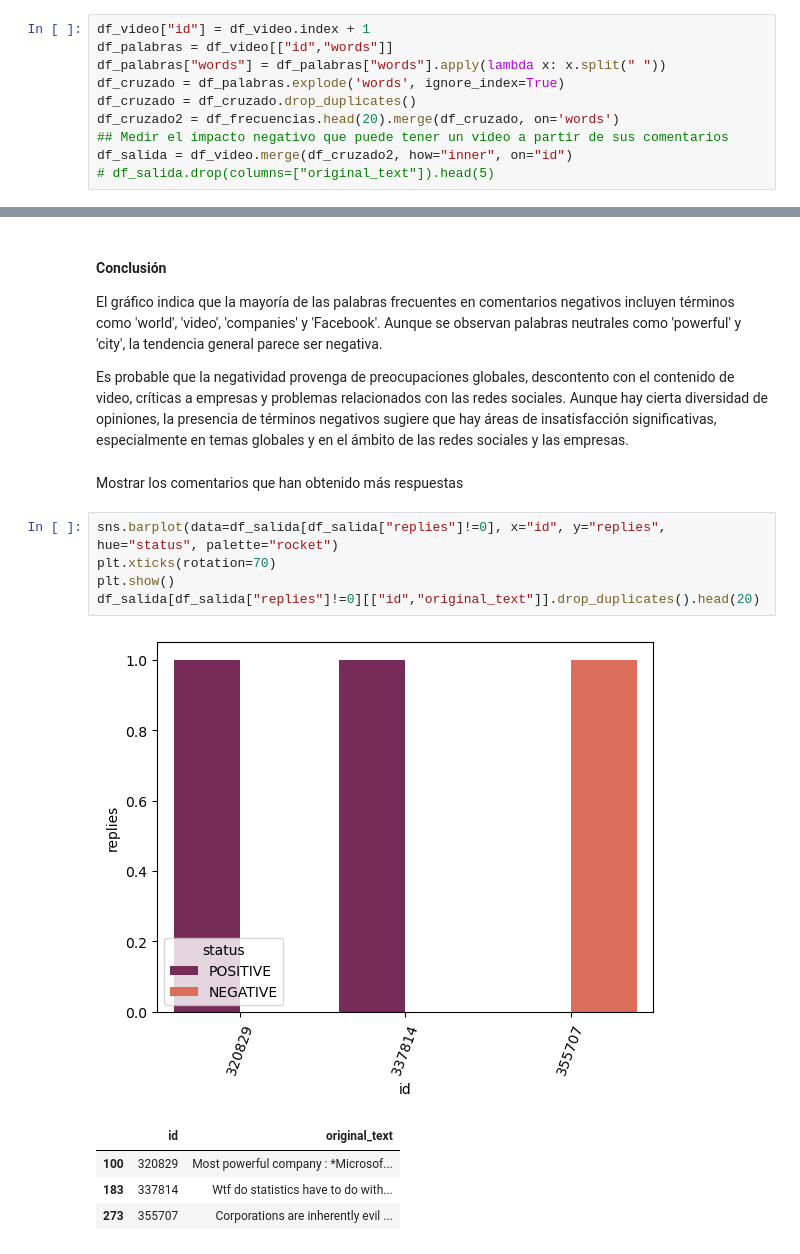
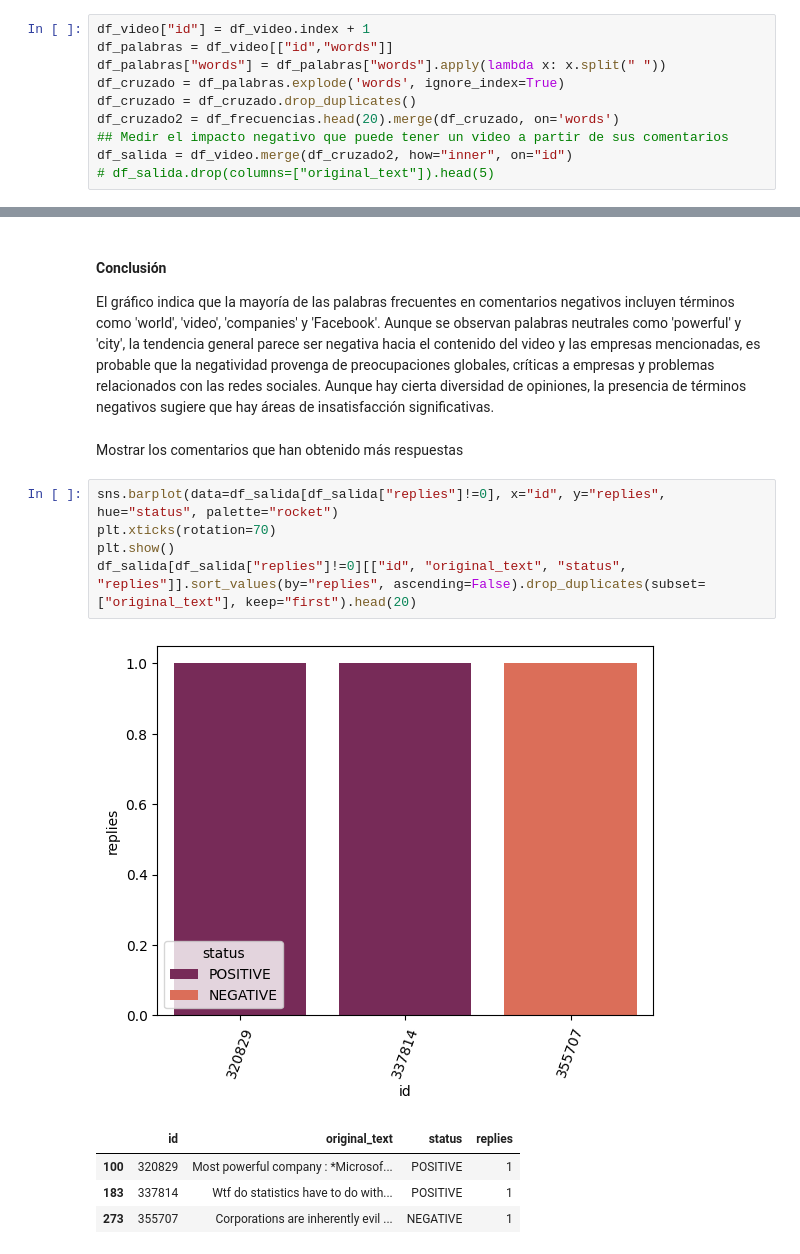
Before and after one commit to Elina-Filatova/youtube_comments_analysis, a Jupyter notebook: Trabajo Elina Nicolas-final.ipynb, the cells around one changed output, grey strips where cells are left out. Saved outputs shown, nothing was run; the diff lists cells and outputs as text.

```diff
--- a/Trabajo Elina Nicolas-final.ipynb
+++ b/Trabajo Elina Nicolas-final.ipynb
@@ -641,20 +639,18 @@ plt.show()
 # %% [markdown]
 #### Conclusión
-El gráfico indica que la mayoría de las palabras frecuentes en comentarios negativos incluyen términos como 'world', 'video', 'companies' y 'Facebook'. Aunque se observan palabras neutrales como 'powerful' y 'city', la tendencia general parece ser negativa.
-
-Es probable que la negatividad provenga de preocupaciones globales, descontento con el contenido de video, críticas a empresas y problemas relacionados con las redes sociales. Aunque hay cierta diversidad de opiniones, la presencia de términos negativos sugiere que hay áreas de insatisfacción significativas, especialmente en temas globales y en el ámbito de las redes sociales y las empresas.
+El gráfico indica que la mayoría de las palabras frecuentes en comentarios negativos incluyen términos como 'world', 'video', 'companies' y 'Facebook'. Aunque se observan palabras neutrales como 'powerful' y 'city', la tendencia general parece ser negativa hacia el contenido del video y las empresas mencionadas, es probable que la negatividad provenga de preocupaciones globales, críticas a empresas y problemas relacionados con las redes sociales. Aunque hay cierta diversidad de opiniones, la presencia de términos negativos sugiere que hay áreas de insatisfacción significativas.
 # %% [markdown]
 Mostrar los comentarios que han obtenido más respuestas
 # %%
 sns.barplot(data=df_salida[df_salida["replies"]!=0], x="id", y="replies", hue="status", palette="rocket")
 plt.xticks(rotation=70)
 plt.show()
-df_salida[df_salida["replies"]!=0][["id","original_text"]].drop_duplicates().head(20)
+df_salida[df_salida["replies"]!=0][["id", "original_text", "status", "replies"]].sort_values(by="replies", ascending=False).drop_duplicates(subset=["original_text"], keep="first").head(20)
 # %% [output]
-[figure, old version]
+[figure, new version]
-|  | id | original_text |
-| 100 | 320829 | Most powerful company : *Microsof... |
-| 183 | 337814 | Wtf do statistics have to do with... |
-| 273 | 355707 | Corporations are inherently evil ... |
+|  | id | original_text | status | replies |
+| 100 | 320829 | Most powerful company : *Microsof... | POSITIVE | 1 |
+| 183 | 337814 | Wtf do statistics have to do with... | POSITIVE | 1 |
+| 273 | 355707 | Corporations are inherently evil ... | NEGATIVE | 1 |
 # %% [markdown]
 #### Conclusión
```
Also changed, not shown: parts of 9 cells of this notebook.
